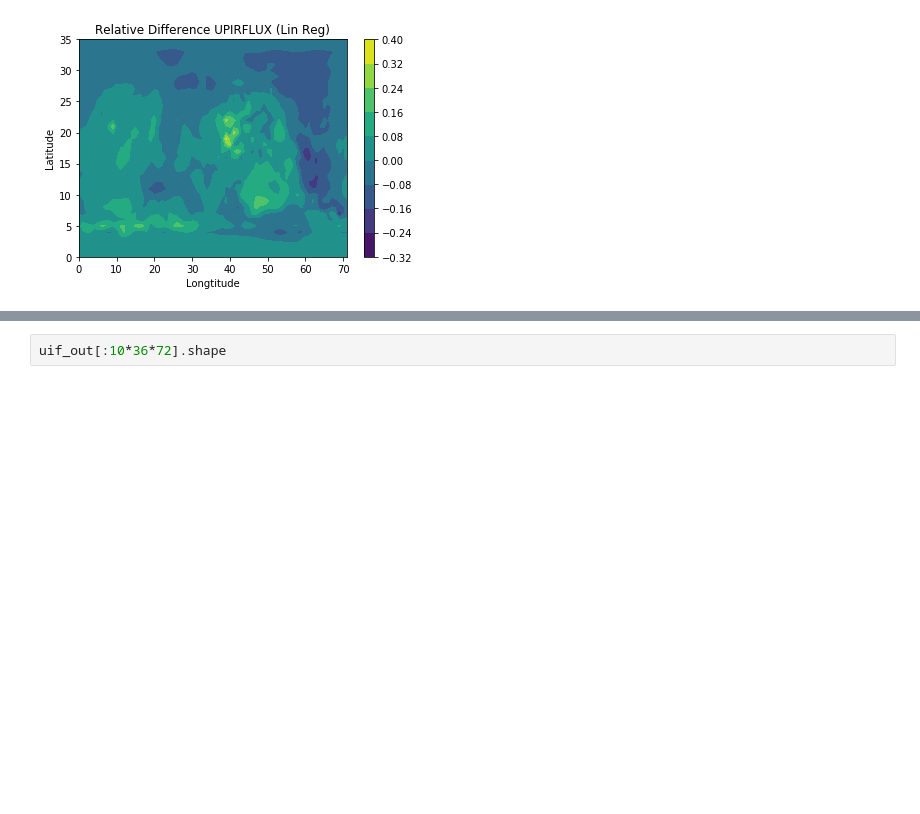
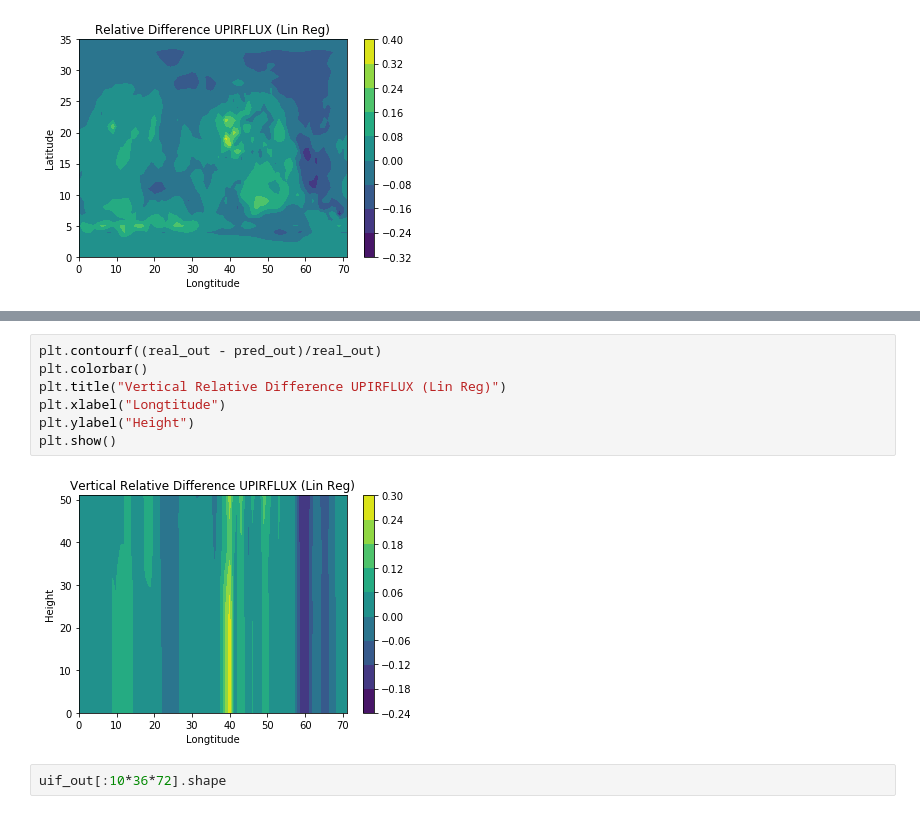
Before and after one commit to aremorov/mars_atmosphere_ML, a Jupyter notebook: ML3.3.3.ipynb, the cells around one changed output, grey strips where cells are left out. Saved outputs shown, nothing was run; the diff lists cells and outputs as text; blank space fills up the shorter version.

```diff
--- a/ML3.3.3.ipynb
+++ b/ML3.3.3.ipynb
@@ -200,3 +234,12 @@ plt.show()
+# %%
+plt.contourf((real_out - pred_out)/real_out)
+plt.colorbar()
+plt.title("Vertical Relative Difference UPIRFLUX (Lin Reg)")
+plt.xlabel("Longtitude")
+plt.ylabel("Height")
+plt.show()
+# %% [output]
+[figure, added]
 # %%
 uif_out[:10*36*72].shape
 # %% [output]
```
Also changed, not shown: parts of 19 cells of this notebook.
